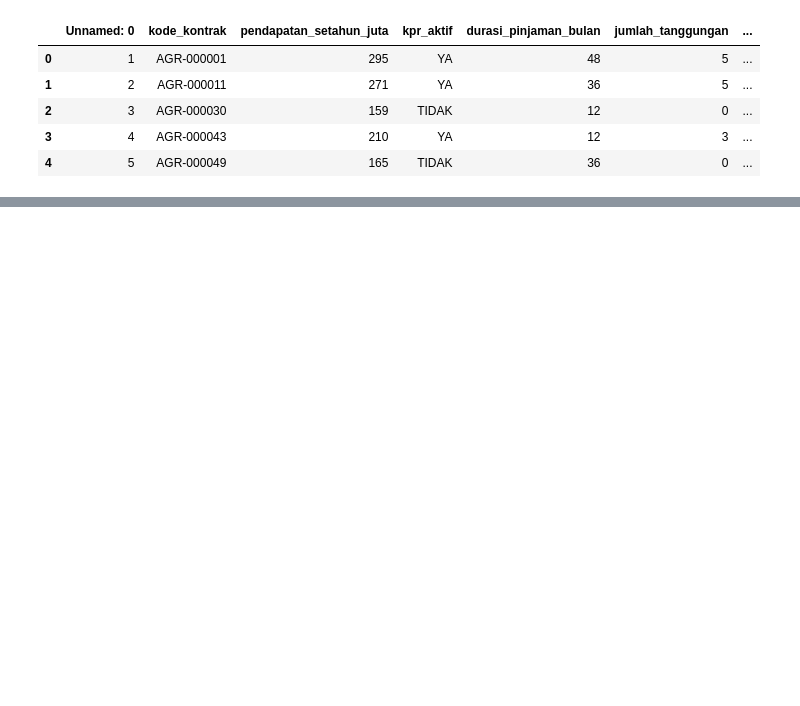
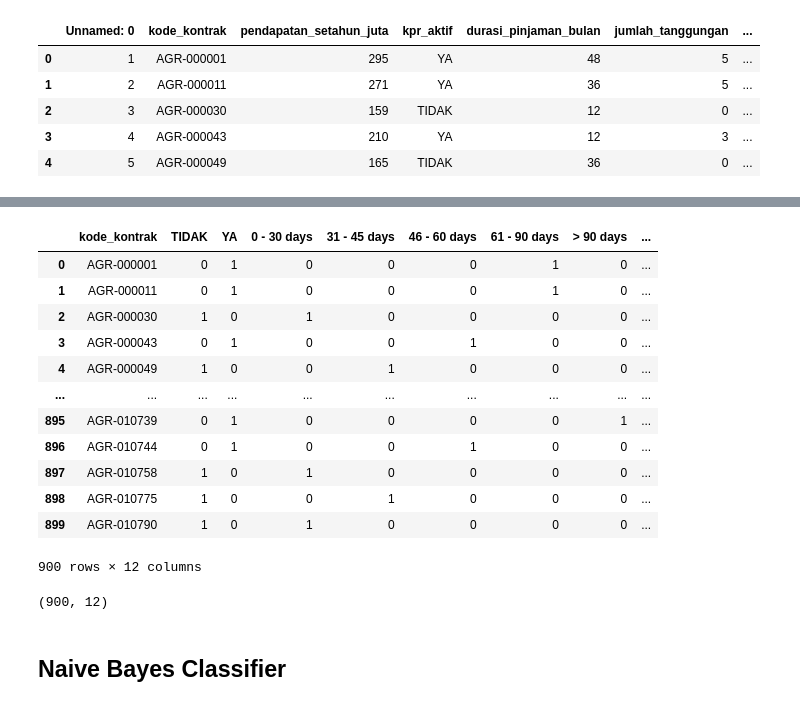
Before and after one commit to triasmidwi/Data-Mining, a Jupyter notebook: _sources/Preprocessing Data Using MinmaxScaler (Tugas 8).ipynb, the cells around one changed output, grey strips where cells are left out. Saved outputs shown, nothing was run; the diff lists cells and outputs as text; code cells hidden in the pictures; blank space fills up the shorter version.

```diff
--- a/_sources/Preprocessing Data Using MinmaxScaler (Tugas 8).ipynb
+++ b/_sources/Preprocessing Data Using MinmaxScaler (Tugas 8).ipynb
@@ -63,0 +74,4 @@ y = df['risk_rating']
+# %%
+#menggabungkan kolom2 yang sudah diproses
+df_new = pd.concat([df_without_column_for_convert, df_kpr_aktif,df_ratarata], axis=1)
+df_new.head()
@@ -63,0 +85,10 @@ y = df['risk_rating']
+# %%
+#melakukan proses minmax scaler pada 3 kolom
+from sklearn.preprocessing import MinMaxScaler
+df_for_minmax_scaler=pd.DataFrame(df_new, columns = ['pendapatan_setahun_juta','durasi_pinjaman_bulan','jumlah_tanggungan'])
+df_for_minmax_scaler.to_numpy()
+scaler = MinMaxScaler()
+df_hasil_minmax_scaler=scaler.fit_transform(df_for_minmax_scaler)
+# %%
+df_hasil_minmax_scaler = pd.DataFrame(df_hasil_minmax_scaler,columns = ['pendapatan_setahun_juta','durasi_pinjaman_bulan','jumlah_tanggungan'])
+df_hasil_minmax_scaler
@@ -63,0 +109,4 @@ y = df['risk_rating']
+# %%
+#menghilangkan 3 kolom sebelum di minmax
+df_drop_column_for_minmaxscaler=df_new.drop(['pendapatan_setahun_juta','durasi_pinjaman_bulan','jumlah_tanggungan'], axis=1)
+df_drop_column_for_minmaxscaler
@@ -63,0 +127,24 @@ y = df['risk_rating']
+# %%
+#menggabungkan data yang sudah fix
+df_new2 = pd.concat([df_drop_column_for_minmaxscaler,df_hasil_minmax_scaler,df_risk_rating], axis=1)
+df_new2
+# %% [output]
+|  | kode_kontrak | TIDAK | YA | 0 - 30 days | 31 - 45 days | 46 - 60 days | 61 - 90 days | > 90 days | ... |
+| 0 | AGR-000001 | 0 | 1 | 0 | 0 | 0 | 1 | 0 | ... |
+| 1 | AGR-000011 | 0 | 1 | 0 | 0 | 0 | 1 | 0 | ... |
+| 2 | AGR-000030 | 1 | 0 | 1 | 0 | 0 | 0 | 0 | ... |
+| 3 | AGR-000043 | 0 | 1 | 0 | 0 | 1 | 0 | 0 | ... |
+| 4 | AGR-000049 | 1 | 0 | 0 | 1 | 0 | 0 | 0 | ... |
+| ... | ... | ... | ... | ... | ... | ... | ... | ... | ... |
+| 895 | AGR-010739 | 0 | 1 | 0 | 0 | 0 | 0 | 1 | ... |
+| 896 | AGR-010744 | 0 | 1 | 0 | 0 | 1 | 0 | 0 | ... |
+| 897 | AGR-010758 | 1 | 0 | 1 | 0 | 0 | 0 | 0 | ... |
+| 898 | AGR-010775 | 1 | 0 | 0 | 1 | 0 | 0 | 0 | ... |
+| 899 | AGR-010790 | 1 | 0 | 1 | 0 | 0 | 0 | 0 | ... |
+900 rows × 12 columns
+# %%
+df_new2.shape
+# %% [output]
+(900, 12)
+# %% [markdown]
+## Naive Bayes Classifier
```
Also changed, not shown: parts of 27 cells of this notebook, 14 other files.
